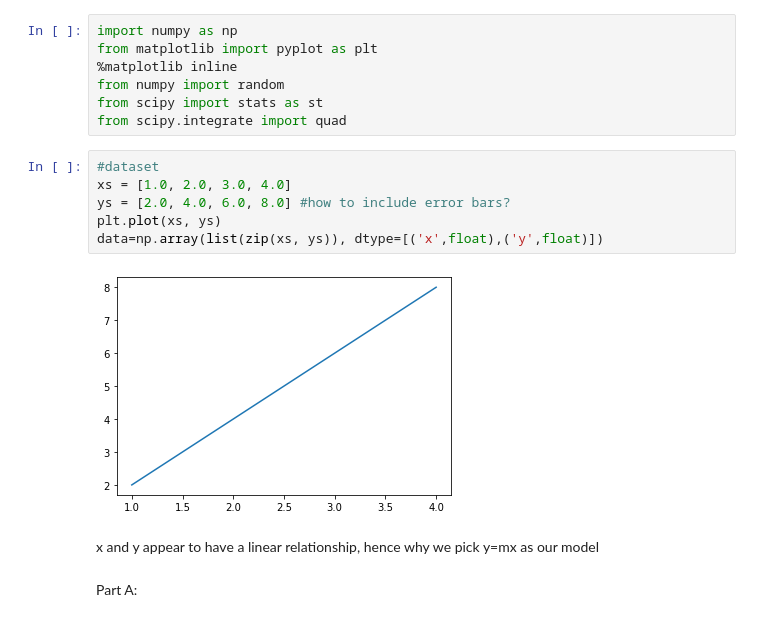
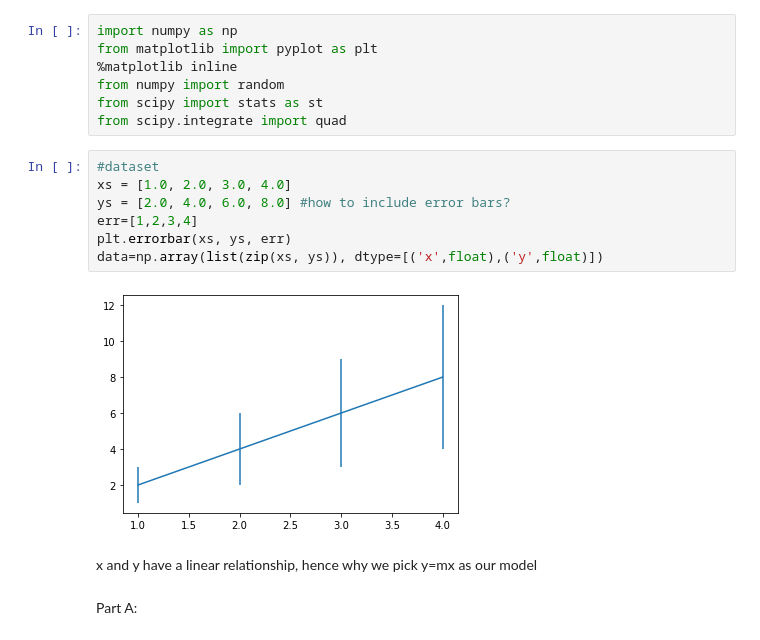
Before and after one commit to eleanorstuart/astr540, a Jupyter notebook: FinalProject.ipynb, the cells around one changed output. Cells and saved outputs as stored; diff of their text form.

Commit message:
error bars

```diff
--- a/FinalProject.ipynb
+++ b/FinalProject.ipynb
@@ -42,13 +42,14 @@ from scipy.integrate import quad
 # %%
 #dataset
 xs = [1.0, 2.0, 3.0, 4.0]
 ys = [2.0, 4.0, 6.0, 8.0] #how to include error bars?
-plt.plot(xs, ys)
+err=[1,2,3,4]
+plt.errorbar(xs, ys, err)
 data=np.array(list(zip(xs, ys)), dtype=[('x',float),('y',float)])
 # %% [output]
-[figure, old version]
+[figure, new version]
 # %% [markdown]
-x and y appear to have a linear relationship, hence why we pick y=mx as our model
+x and y have a linear relationship, hence why we pick y=mx as our model
 # %% [markdown]
 Part A:
 # %%
```
Also changed, not shown: parts of 18 cells of this notebook.
